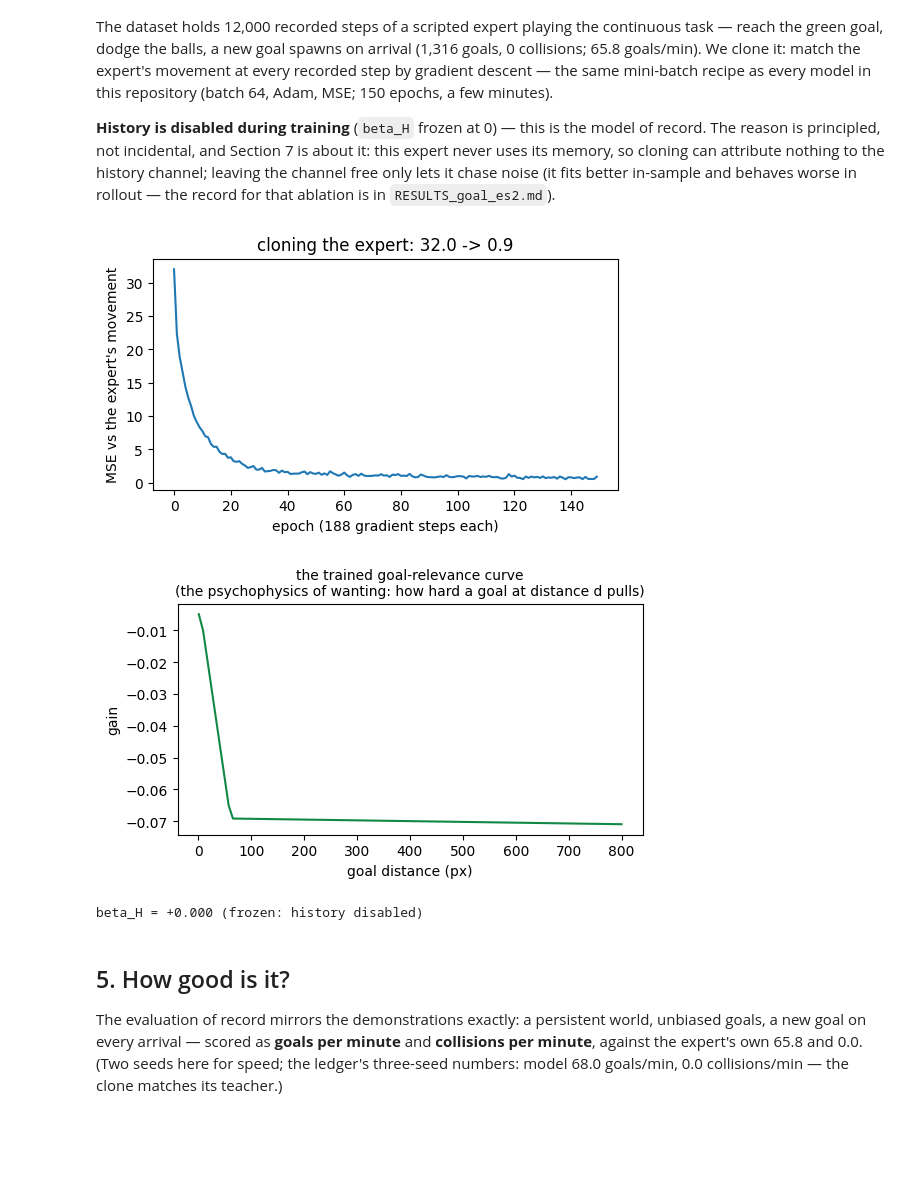
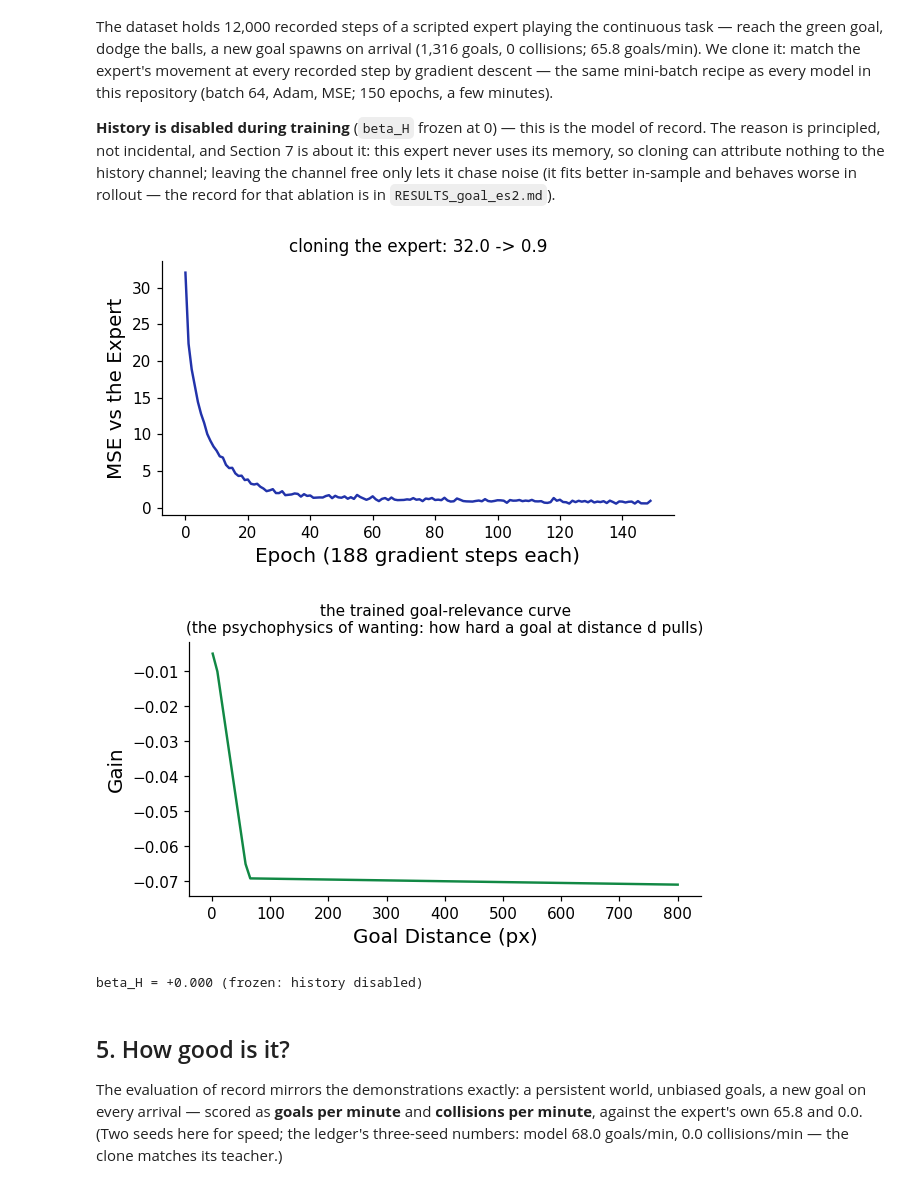
Before and after one commit to HanZhang-psych/Ego-Spatial-Sense, a Jupyter notebook: 2D-Escaping-Ball/tutorial_action_agent.ipynb, the cells around one changed output. Saved outputs shown, nothing was run; the diff lists cells and outputs as text; code cells hidden in the pictures; blank space fills up the shorter version.

```diff
--- a/2D-Escaping-Ball/tutorial_action_agent.ipynb
+++ b/2D-Escaping-Ball/tutorial_action_agent.ipynb
@@ -45,6 +45,18 @@ from model.goal_es2 import GoalEs2Model
 from environment import (GOAL_RADIUS, CollisionTracker,
                                 lidar_scan, make_world, sample_goal)
 
+# publication style, matched to tutorial_visual_search.ipynb:
+# despined axes, frameless legends, one shared palette
+plt.rcParams.update({
+    "axes.spines.top": False, "axes.spines.right": False,
+    "axes.labelsize": 12, "axes.titlesize": 11, "font.size": 11,
+    "legend.frameon": False, "legend.fontsize": 10,
+    "xtick.labelsize": 10, "ytick.labelsize": 10,
+    "lines.linewidth": 1.6, "figure.dpi": 110,
+})
+C_ES2, C_MLP, C_TRF = "#2233aa", "#cc7722", "#118844"
+C_GOAL, C_HAZARD, C_GRAY = "#118844", "#aa2222", "#888888"
+
 torch.manual_seed(0)
 random.seed(0)
 W = H = 800
@@ -264,51 +276,51 @@ data_loader = get_goal_data(
     target_columns=["fx", "fy"],
     batch_size=64,
     device="cpu",
 )
 
 model = GoalEs2Model(num_features=360)
 with torch.no_grad():
     model.beta_H.zero_()
 model.beta_H.requires_grad = False              # history disabled: Sec. 7
 
 optimizer = torch.optim.Adam(
     [p for p in model.parameters() if p.requires_grad], lr=0.001)
 criterion = torch.nn.MSELoss()
 losses = []
 for epoch in range(150):
     total = 0.0
     for inputs, targets in data_loader:
         optimizer.zero_grad()
         # the history slot is fed zeros - beta_H is 0, it never matters
         inputs = torch.cat([inputs, torch.zeros(inputs.size(0), 2)], dim=1)
         loss = criterion(model(inputs), targets)
         loss.backward()
         optimizer.step()
         total += loss.item()
     losses.append(total / len(data_loader))
 
 plt.figure(figsize=(6, 3))
-plt.plot(losses)
-plt.xlabel("epoch (188 gradient steps each)")
-plt.ylabel("MSE vs the expert's movement")
+plt.plot(losses, color=C_ES2)
+plt.xlabel("Epoch (188 gradient steps each)", fontsize=13)
+plt.ylabel("MSE vs the Expert", fontsize=13)
 plt.title(f"cloning the expert: {losses[0]:.1f} -> {losses[-1]:.1f}")
 plt.show()
 # %% [output]
-[figure, old version]
+[figure, new version]
 # %%
 with torch.no_grad():
     d_axis = torch.linspace(1, 800, 100).unsqueeze(1)
     g_curve = model.goal_gain(d_axis / model.sensing_range).squeeze(1).numpy()
 plt.figure(figsize=(6, 3))
-plt.plot(d_axis.squeeze(1).numpy(), g_curve, color="#118844")
-plt.xlabel("goal distance (px)"); plt.ylabel("gain")
+plt.plot(d_axis.squeeze(1).numpy(), g_curve, color=C_GOAL)
+plt.xlabel("Goal Distance (px)", fontsize=13); plt.ylabel("Gain", fontsize=13)
 plt.title("the trained goal-relevance curve\n"
           "(the psychophysics of wanting: how hard a goal at distance d pulls)",
           fontsize=10)
 plt.show()
 print(f"beta_H = {model.beta_H.item():+.3f} (frozen: history disabled)")
 # %% [output]
-[figure, old version]
+[figure, new version]
 beta_H = +0.000 (frozen: history disabled)
 # %% [markdown]
 ## 5. How good is it?
```
Also changed, not shown: parts of 7 cells of this notebook.
